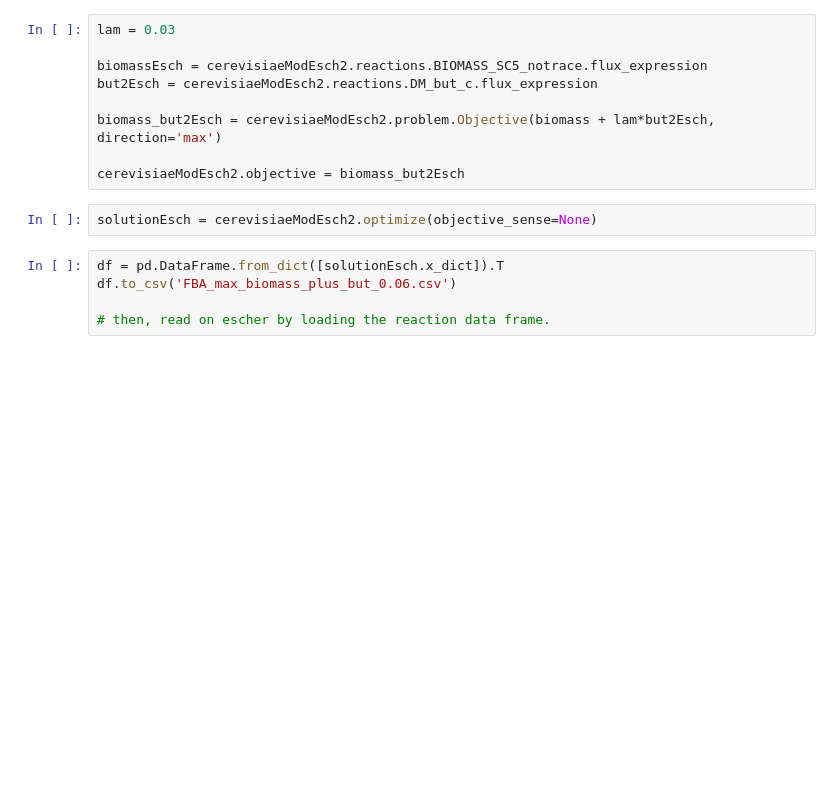
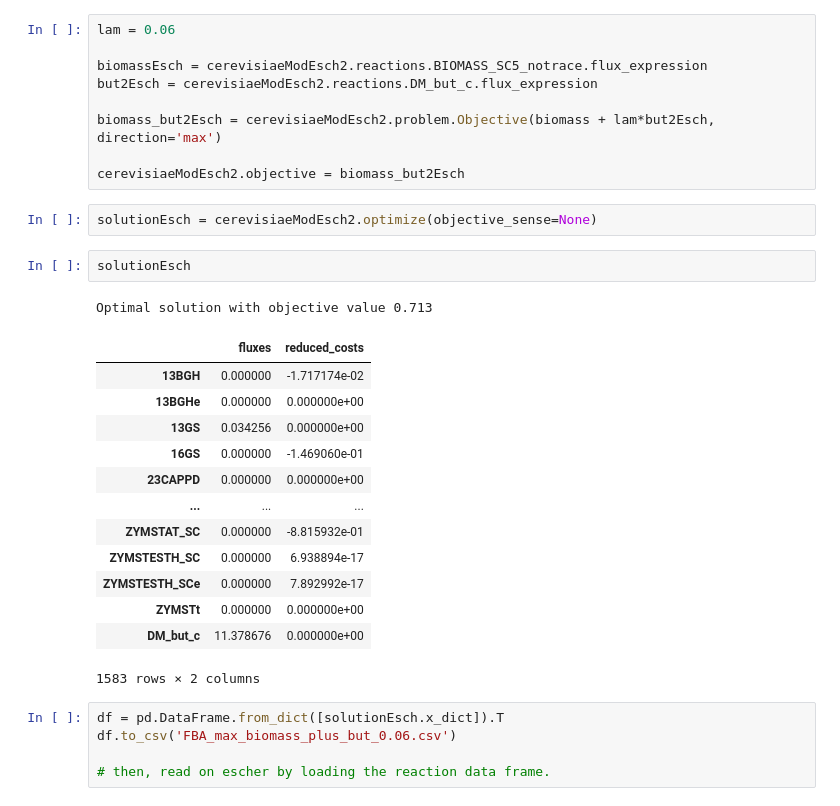
Before and after one commit to notblank/Sacaromises-B-and-C, a Jupyter notebook: Test All Models_biomass PLUS but.ipynb, the cells around one changed output. Saved outputs shown, nothing was run; the diff lists cells and outputs as text; blank space fills up the shorter version.

```diff
--- a/Test All Models_biomass PLUS but.ipynb
+++ b/Test All Models_biomass PLUS but.ipynb
@@ -458,7 +465,7 @@ import pandas as pd
 cerevisiaeModEsch2 = cobra.io.load_json_model('./cerevisiaeMod2.json')
 cerevisiaeModEsch2.objective = cerevisiaeModEsch2.add_boundary(cerevisiaeModEsch2.metabolites.but_c, type='demand')
 # %%
-lam = 0.03
+lam = 0.06
 
 biomassEsch = cerevisiaeModEsch2.reactions.BIOMASS_SC5_notrace.flux_expression
 but2Esch = cerevisiaeModEsch2.reactions.DM_but_c.flux_expression
@@ -468,6 +475,23 @@ biomass_but2Esch = cerevisiaeModEsch2.problem.Objective(biomass + lam*but2Esch,
 cerevisiaeModEsch2.objective = biomass_but2Esch
 # %%
 solutionEsch = cerevisiaeModEsch2.optimize(objective_sense=None)
+# %%
+solutionEsch
+# %% [output]
+Optimal solution with objective value 0.713
+|  | fluxes | reduced_costs |
+| 13BGH | 0.000000 | -1.717174e-02 |
+| 13BGHe | 0.000000 | 0.000000e+00 |
+| 13GS | 0.034256 | 0.000000e+00 |
+| 16GS | 0.000000 | -1.469060e-01 |
+| 23CAPPD | 0.000000 | 0.000000e+00 |
+| ... | ... | ... |
+| ZYMSTAT_SC | 0.000000 | -8.815932e-01 |
+| ZYMSTESTH_SC | 0.000000 | 6.938894e-17 |
+| ZYMSTESTH_SCe | 0.000000 | 7.892992e-17 |
+| ZYMSTt | 0.000000 | 0.000000e+00 |
+| DM_but_c | 11.378676 | 0.000000e+00 |
+1583 rows × 2 columns
 # %%
 df = pd.DataFrame.from_dict([solutionEsch.x_dict]).T
 df.to_csv('FBA_max_biomass_plus_but_0.06.csv')
```
Also changed, not shown: parts of 13 cells of this notebook, 23 other files.
